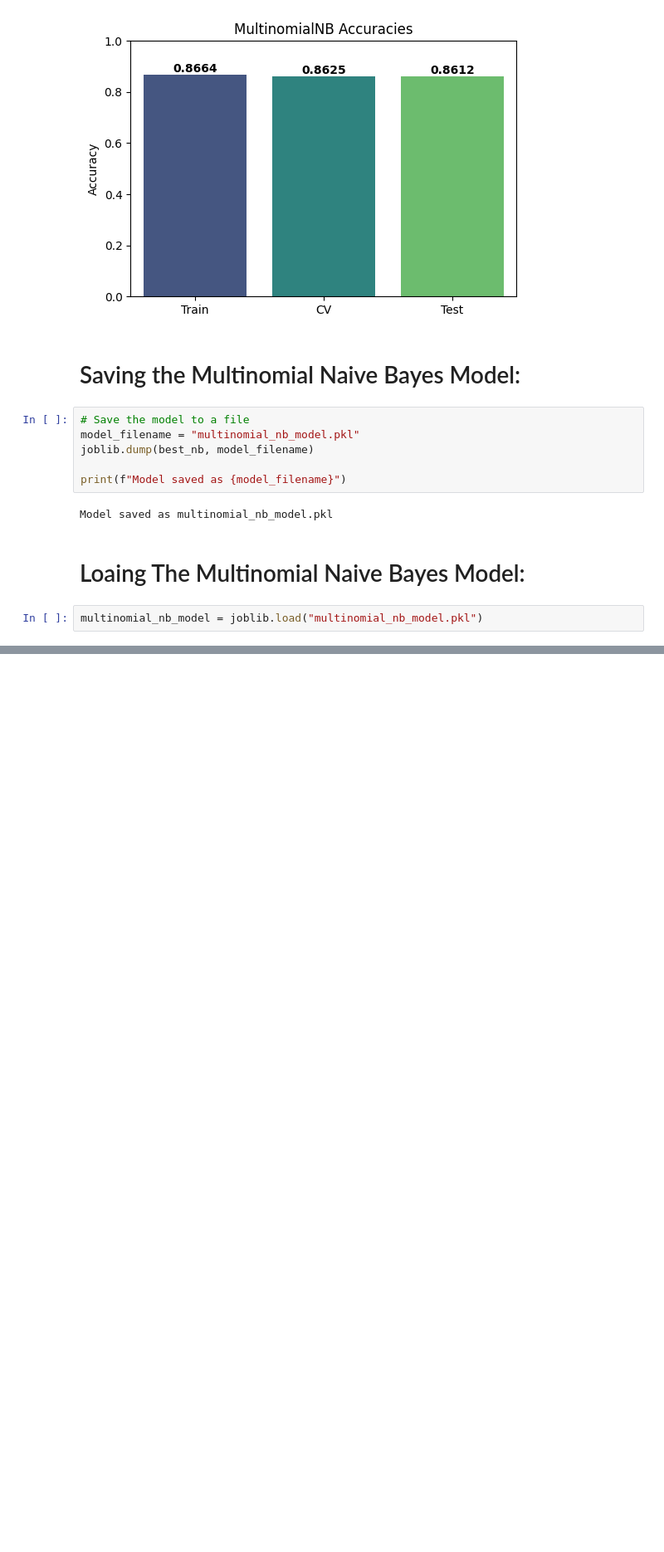
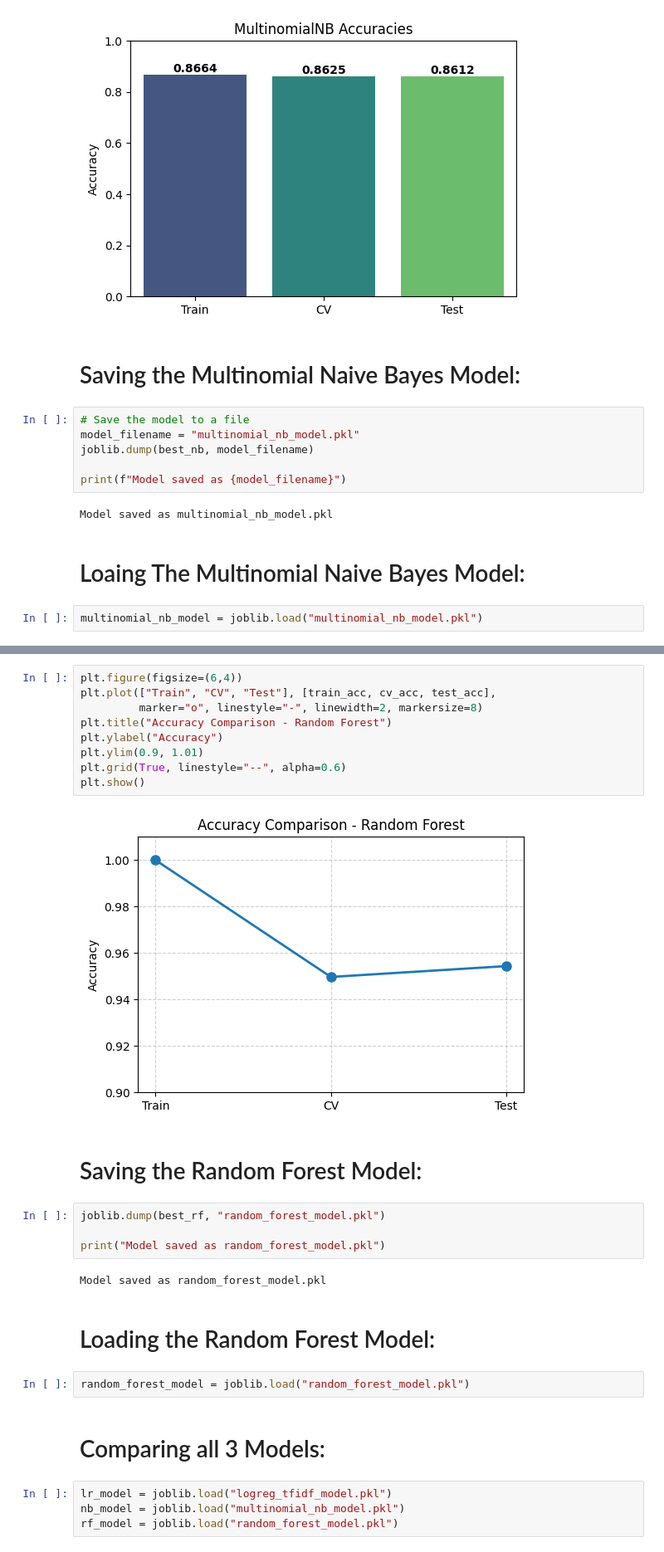
Before and after one commit to MalikHashirShakeel/Fake-News-Detection, a Jupyter notebook: Model.ipynb, the cells around one changed output, grey strips where cells are left out. Shown at 83% size. Drawn from its saved outputs; the diff is of its cells as text; blank space fills up the shorter version.

```diff
--- a/Model.ipynb
+++ b/Model.ipynb
@@ -682,0 +767,29 @@ multinomial_nb_model = joblib.load("multinomial_nb_model.pkl")
+# %%
+plt.figure(figsize=(6,4))
+plt.plot(["Train", "CV", "Test"], [train_acc, cv_acc, test_acc],
+         marker="o", linestyle="-", linewidth=2, markersize=8)
+plt.title("Accuracy Comparison - Random Forest")
+plt.ylabel("Accuracy")
+plt.ylim(0.9, 1.01)
+plt.grid(True, linestyle="--", alpha=0.6)
+plt.show()
+# %% [output]
+[figure, added]
+# %% [markdown]
+# Saving the Random Forest Model:
+# %%
+joblib.dump(best_rf, "random_forest_model.pkl")
+
+print("Model saved as random_forest_model.pkl")
+# %% [output]
+Model saved as random_forest_model.pkl
+# %% [markdown]
+# Loading the Random Forest Model:
+# %%
+random_forest_model = joblib.load("random_forest_model.pkl")
+# %% [markdown]
+# Comparing all 3 Models:
+# %%
+lr_model = joblib.load("logreg_tfidf_model.pkl")
+nb_model = joblib.load("multinomial_nb_model.pkl")
+rf_model = joblib.load("random_forest_model.pkl")
```
Also changed, not shown: parts of 20 cells of this notebook, 1 other file.
